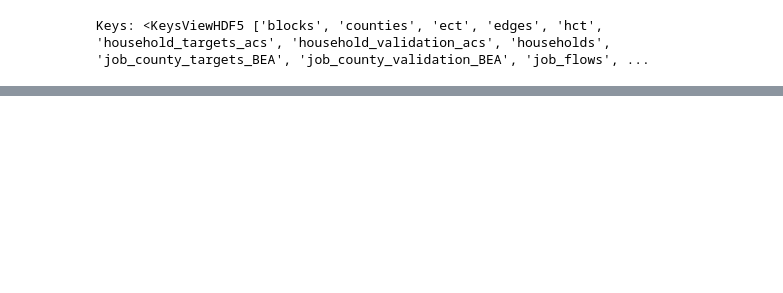
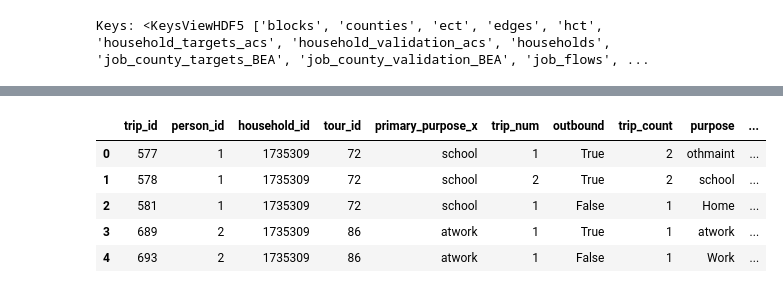
Before and after one commit to LBNL-UCB-STI/beam-core-analysis, a Jupyter notebook: Users/Nazanin/Person_Trip_Level_BEAM_SF_temp.ipynb, the cells around one changed output, grey strips where cells are left out. Saved outputs shown, nothing was run; the diff lists cells and outputs as text; code cells hidden in the pictures; blank space fills up the shorter version.

```diff
--- a/Users/Nazanin/Person_Trip_Level_BEAM_SF_temp.ipynb
+++ b/Users/Nazanin/Person_Trip_Level_BEAM_SF_temp.ipynb
@@ -568,12 +563,13 @@ actloc_2018_transitFreq1p5 = "https://beam-outputs.s3.amazonaws.com/pilates-outp
 actloc_2018_transitFreq2 = "https://beam-outputs.s3.amazonaws.com/pilates-outputs/sfbay-transit_frequencies_2.0-20220529//activitysim/"
 actloc_2018_rhFleetsz0125 = "https://beam-outputs.s3.amazonaws.com/pilates-outputs/sfbay-RH_fleetsz_0.125-20220408/activitysim/"
 actloc_2018_rhFleetsz175 = "https://beam-outputs.s3.amazonaws.com/pilates-outputs/sfbay-RH_fleetsz_1.75-20220408/activitysim/"
+actloc_2018_rhFleetsz2p5 = "https://beam-outputs.s3.amazonaws.com/pilates-outputs/sfbay-RH_fleetsz_0.25-20220408/activitysim/"
 
-households = pd.read_csv(actloc_2018_rhFleetsz175 + 'final_households.csv')
-persons = pd.read_csv(actloc_2018_rhFleetsz175 + 'final_persons.csv')
-tours = pd.read_csv(actloc_2018_rhFleetsz175 +'final_tours.csv')
-plans = pd.read_csv(actloc_2018_rhFleetsz175 +'final_plans.csv')
-trips = pd.read_csv(actloc_2018_rhFleetsz175 + 'final_trips.csv')
+households = pd.read_csv(actloc_2018_rhFleetsz2p5 + 'final_households.csv')
+persons = pd.read_csv(actloc_2018_rhFleetsz2p5 + 'final_persons.csv')
+tours = pd.read_csv(actloc_2018_rhFleetsz2p5 +'final_tours.csv')
+plans = pd.read_csv(actloc_2018_rhFleetsz2p5 +'final_plans.csv')
+trips = pd.read_csv(actloc_2018_rhFleetsz2p5 + 'final_trips.csv')
 # %%
 # PUMS data for Disability information
 filename = "C:/Shared-Work/Data/Disability_PUMS/custom_mpo_06197001_model_data.h5"
@@ -666,7 +635,7 @@ li2 = list(li_mapper)
 SFmode_choice_raw = pd.concat(li2, axis = 0, ignore_index=True)
 # %%
 # Concat mode_choice_utilities files
-path = "C:/Users/nazanin/Downloads/trip_mode_choice_rh_flsz_1p75/trip_mode_choice/"
+path = "C:/Users/nazanin/Downloads/trip_mode_choice_rh_flsz_p25/trip_mode_choice/"
 all_files = glob.glob(path + "*utilities.csv")
 li_mapper = map(lambda filename: pd.read_csv(filename, index_col = None, header = 0), all_files)
 li2 = list(li_mapper)
@@ -687,0 +659,9 @@ Wall time: 10.1 s
+# %%
+SFActMerged.head()
+# %% [output]
+|  | trip_id | person_id | household_id | tour_id | primary_purpose_x | trip_num | outbound | trip_count | purpose | ... |
+| 0 | 577 | 1 | 1735309 | 72 | school | 1 | True | 2 | othmaint | ... |
+| 1 | 578 | 1 | 1735309 | 72 | school | 2 | True | 2 | school | ... |
+| 2 | 581 | 1 | 1735309 | 72 | school | 1 | False | 1 | Home | ... |
+| 3 | 689 | 2 | 1735309 | 86 | atwork | 1 | True | 1 | atwork | ... |
+| 4 | 693 | 2 | 1735309 | 86 | atwork | 1 | False | 1 | Work | ... |
```
Also changed, not shown: parts of 17 cells of this notebook, 2 other files.
